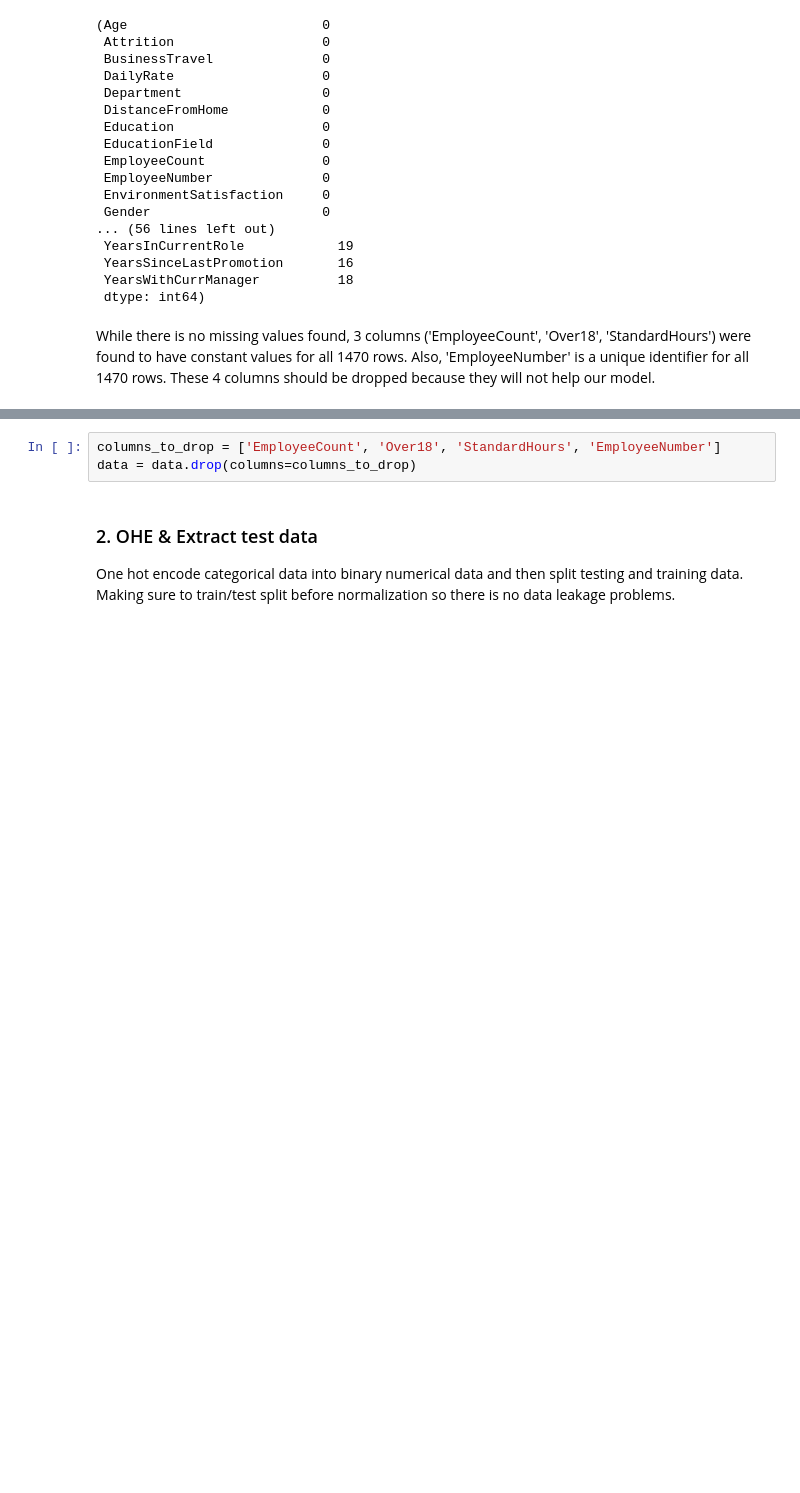
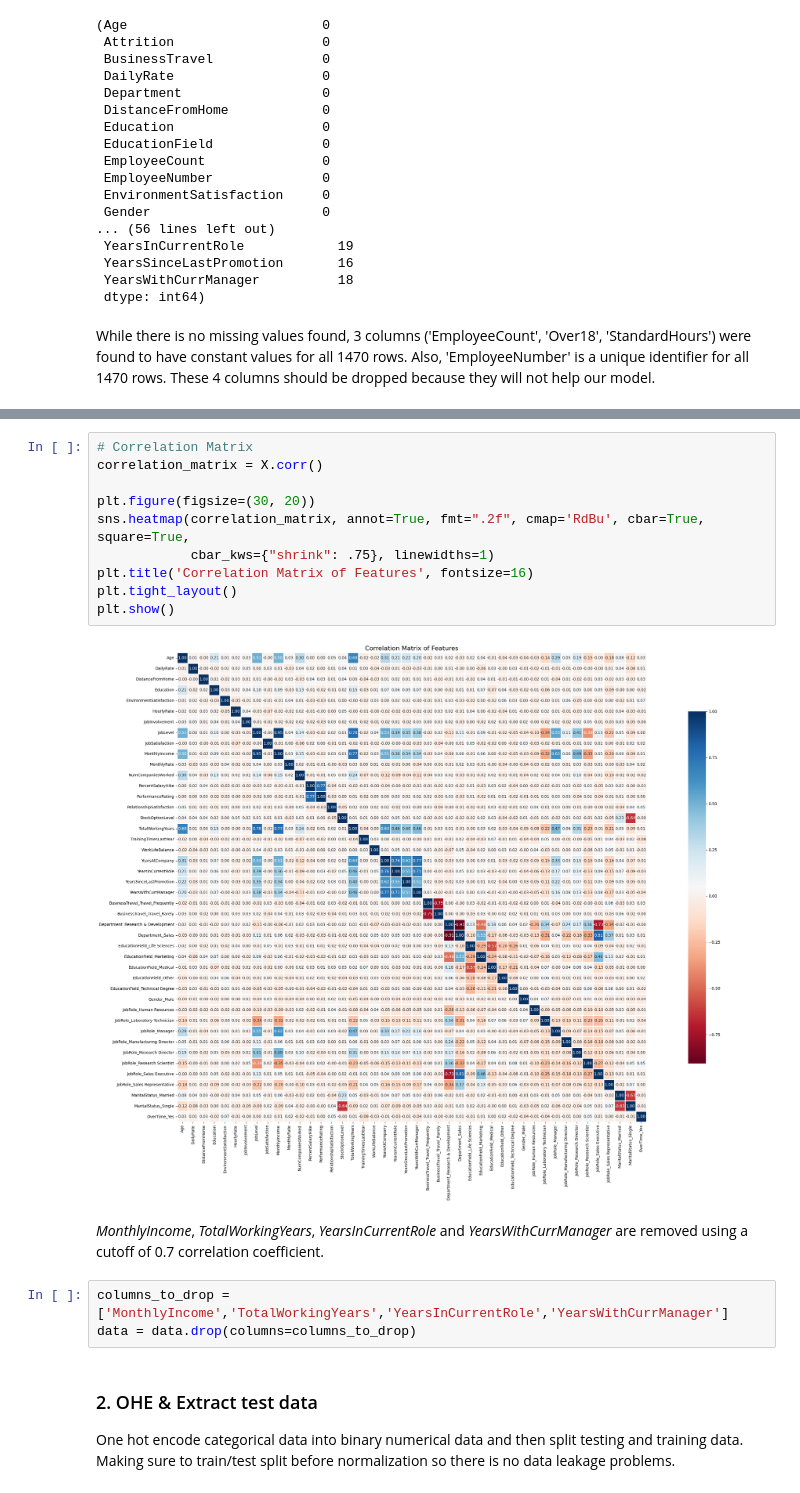
Before and after one commit to michyli/AttritionPredictionModel, a Jupyter notebook: main.ipynb, the cells around one changed output, grey strips where cells are left out. Cells and saved outputs as stored; diff of their text form; blank space fills up the shorter version.

```diff
--- a/main.ipynb
+++ b/main.ipynb
@@ -149,5 +101,19 @@ While there is no missing values found, 3 columns ('EmployeeCount', 'Over18', 'S
+# %%
+# Correlation Matrix
+correlation_matrix = X.corr()
+
+plt.figure(figsize=(30, 20))
+sns.heatmap(correlation_matrix, annot=True, fmt=".2f", cmap='RdBu', cbar=True, square=True,
+            cbar_kws={"shrink": .75}, linewidths=1)
+plt.title('Correlation Matrix of Features', fontsize=16)
+plt.tight_layout()
+plt.show()
+# %% [output]
+[figure, added]
+# %% [markdown]
+*MonthlyIncome*, *TotalWorkingYears*, *YearsInCurrentRole* and *YearsWithCurrManager* are removed using a cutoff of 0.7 correlation coefficient.
 # %%
-columns_to_drop = ['EmployeeCount', 'Over18', 'StandardHours', 'EmployeeNumber']
+columns_to_drop = ['MonthlyIncome','TotalWorkingYears','YearsInCurrentRole','YearsWithCurrManager']
 data = data.drop(columns=columns_to_drop)
 # %% [markdown]
 ### 2. OHE & Extract test data
```
Also changed, not shown: parts of 54 cells of this notebook.
